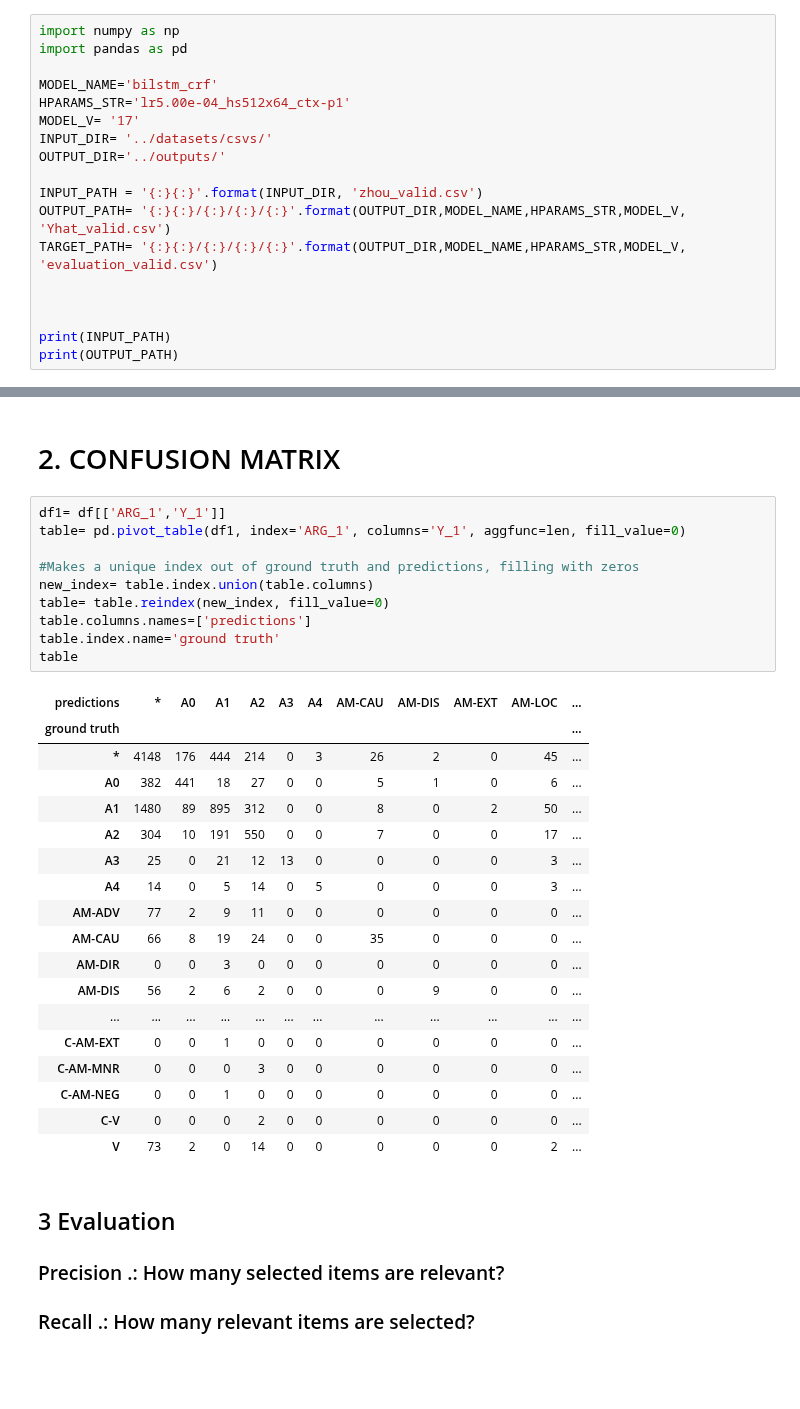
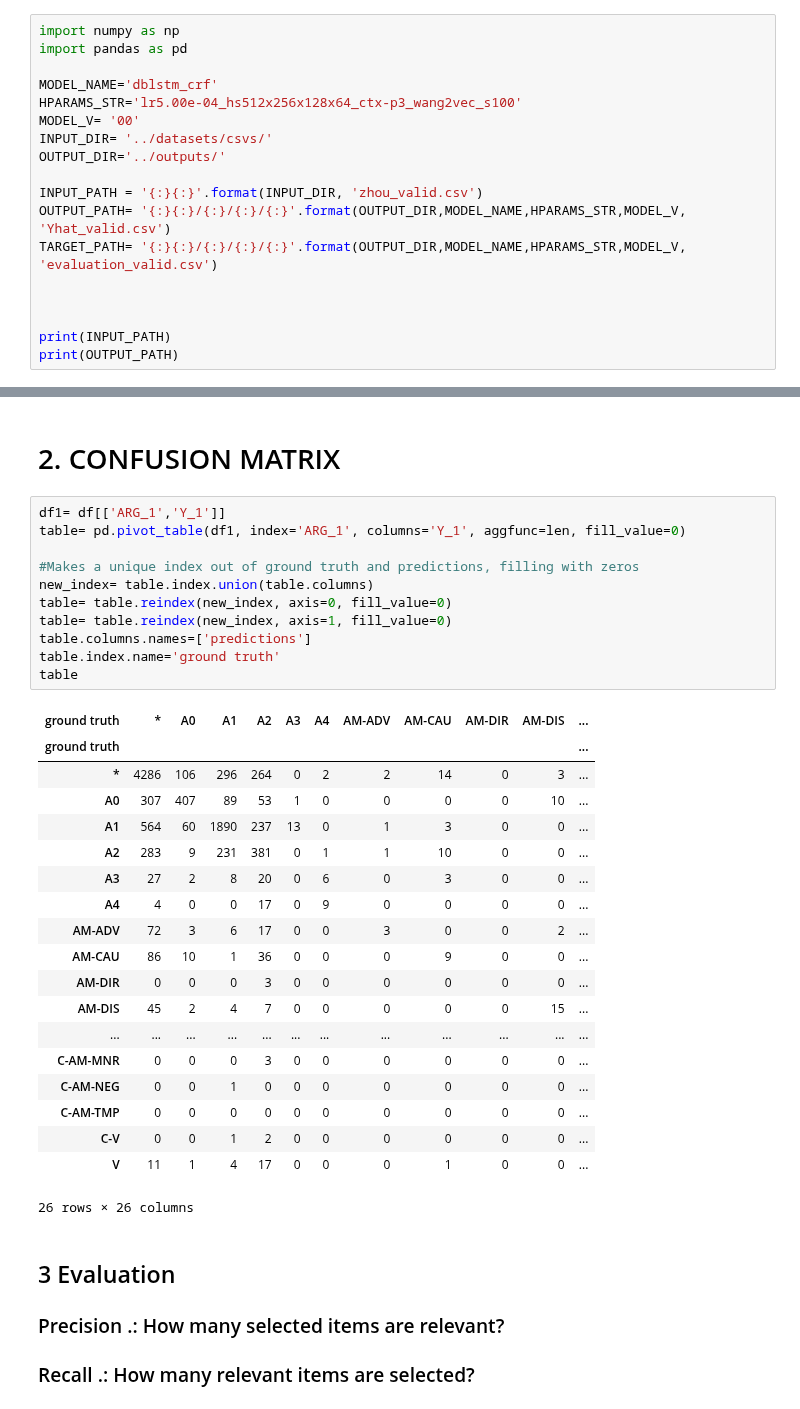
Before and after one commit to guilhermevarela/deep_srlbr, a Jupyter notebook: notebooks/evaluation-metrics.ipynb, the cells around one changed output, grey strips where cells are left out. Saved outputs shown, nothing was run; the diff lists cells and outputs as text; blank space fills up the shorter version.

```diff
--- a/notebooks/evaluation-metrics.ipynb
+++ b/notebooks/evaluation-metrics.ipynb
@@ -4,9 +4,9 @@
 import numpy as np
 import pandas as pd
 
-MODEL_NAME='bilstm_crf'
-HPARAMS_STR='lr5.00e-04_hs512x64_ctx-p1'
-MODEL_V= '17'
+MODEL_NAME='dblstm_crf'
+HPARAMS_STR='lr5.00e-04_hs512x256x128x64_ctx-p3_wang2vec_s100'
+MODEL_V= '00'
 INPUT_DIR= '../datasets/csvs/'
 OUTPUT_DIR='../outputs/'
 
@@ -61,32 +61,34 @@ table
 # %%
 df1= df[['ARG_1','Y_1']]
 table= pd.pivot_table(df1, index='ARG_1', columns='Y_1', aggfunc=len, fill_value=0)
 
 #Makes a unique index out of ground truth and predictions, filling with zeros
 new_index= table.index.union(table.columns)
-table= table.reindex(new_index, fill_value=0)
+table= table.reindex(new_index, axis=0, fill_value=0)
+table= table.reindex(new_index, axis=1, fill_value=0)
 table.columns.names=['predictions']
 table.index.name='ground truth'
 table
 # %% [output]
-| predictions | * | A0 | A1 | A2 | A3 | A4 | AM-CAU | AM-DIS | AM-EXT | AM-LOC | ... |
+| ground truth | * | A0 | A1 | A2 | A3 | A4 | AM-ADV | AM-CAU | AM-DIR | AM-DIS | ... |
 | ground truth |  |  |  |  |  |  |  |  |  |  | ... |
-| * | 4148 | 176 | 444 | 214 | 0 | 3 | 26 | 2 | 0 | 45 | ... |
-| A0 | 382 | 441 | 18 | 27 | 0 | 0 | 5 | 1 | 0 | 6 | ... |
-| A1 | 1480 | 89 | 895 | 312 | 0 | 0 | 8 | 0 | 2 | 50 | ... |
-| A2 | 304 | 10 | 191 | 550 | 0 | 0 | 7 | 0 | 0 | 17 | ... |
-| A3 | 25 | 0 | 21 | 12 | 13 | 0 | 0 | 0 | 0 | 3 | ... |
-| A4 | 14 | 0 | 5 | 14 | 0 | 5 | 0 | 0 | 0 | 3 | ... |
-| AM-ADV | 77 | 2 | 9 | 11 | 0 | 0 | 0 | 0 | 0 | 0 | ... |
-| AM-CAU | 66 | 8 | 19 | 24 | 0 | 0 | 35 | 0 | 0 | 0 | ... |
-| AM-DIR | 0 | 0 | 3 | 0 | 0 | 0 | 0 | 0 | 0 | 0 | ... |
-| AM-DIS | 56 | 2 | 6 | 2 | 0 | 0 | 0 | 9 | 0 | 0 | ... |
+| * | 4286 | 106 | 296 | 264 | 0 | 2 | 2 | 14 | 0 | 3 | ... |
+| A0 | 307 | 407 | 89 | 53 | 1 | 0 | 0 | 0 | 0 | 10 | ... |
+| A1 | 564 | 60 | 1890 | 237 | 13 | 0 | 1 | 3 | 0 | 0 | ... |
+| A2 | 283 | 9 | 231 | 381 | 0 | 1 | 1 | 10 | 0 | 0 | ... |
+| A3 | 27 | 2 | 8 | 20 | 0 | 6 | 0 | 3 | 0 | 0 | ... |
+| A4 | 4 | 0 | 0 | 17 | 0 | 9 | 0 | 0 | 0 | 0 | ... |
+| AM-ADV | 72 | 3 | 6 | 17 | 0 | 0 | 3 | 0 | 0 | 2 | ... |
+| AM-CAU | 86 | 10 | 1 | 36 | 0 | 0 | 0 | 9 | 0 | 0 | ... |
+| AM-DIR | 0 | 0 | 0 | 3 | 0 | 0 | 0 | 0 | 0 | 0 | ... |
+| AM-DIS | 45 | 2 | 4 | 7 | 0 | 0 | 0 | 0 | 0 | 15 | ... |
 | ... | ... | ... | ... | ... | ... | ... | ... | ... | ... | ... | ... |
-| C-AM-EXT | 0 | 0 | 1 | 0 | 0 | 0 | 0 | 0 | 0 | 0 | ... |
 | C-AM-MNR | 0 | 0 | 0 | 3 | 0 | 0 | 0 | 0 | 0 | 0 | ... |
 | C-AM-NEG | 0 | 0 | 1 | 0 | 0 | 0 | 0 | 0 | 0 | 0 | ... |
-| C-V | 0 | 0 | 0 | 2 | 0 | 0 | 0 | 0 | 0 | 0 | ... |
-| V | 73 | 2 | 0 | 14 | 0 | 0 | 0 | 0 | 0 | 2 | ... |
+| C-AM-TMP | 0 | 0 | 0 | 0 | 0 | 0 | 0 | 0 | 0 | 0 | ... |
+| C-V | 0 | 0 | 1 | 2 | 0 | 0 | 0 | 0 | 0 | 0 | ... |
+| V | 11 | 1 | 4 | 17 | 0 | 0 | 0 | 1 | 0 | 0 | ... |
+26 rows × 26 columns
 # %% [markdown]
  ## 3 Evaluation
  ### Precision .: How many selected items are relevant?
```
Also changed, not shown: parts of 4 cells of this notebook, 16 other files.
